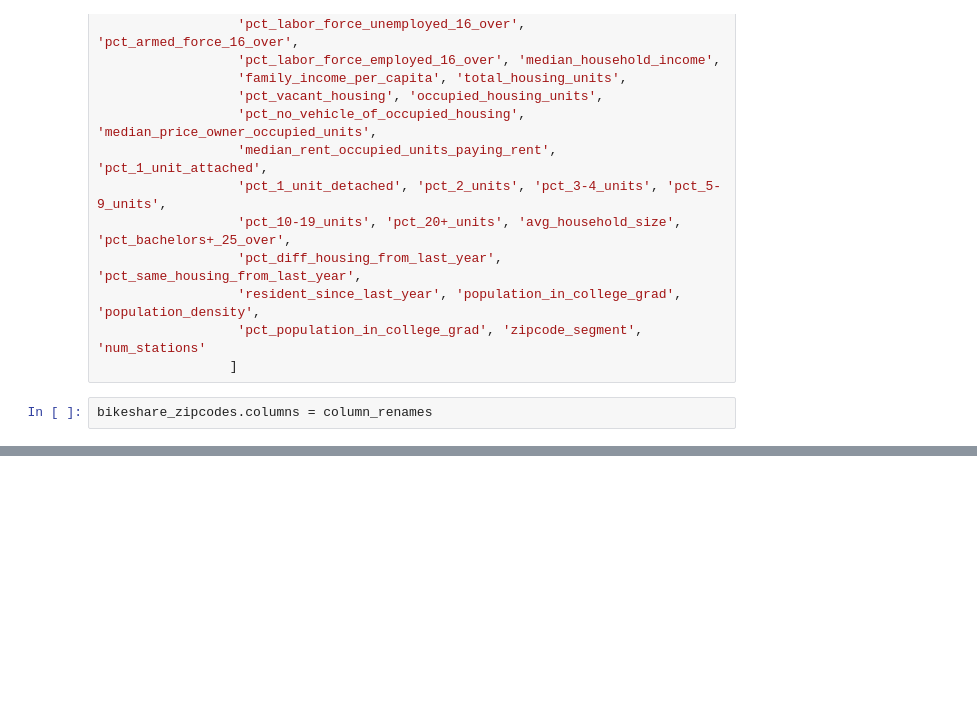
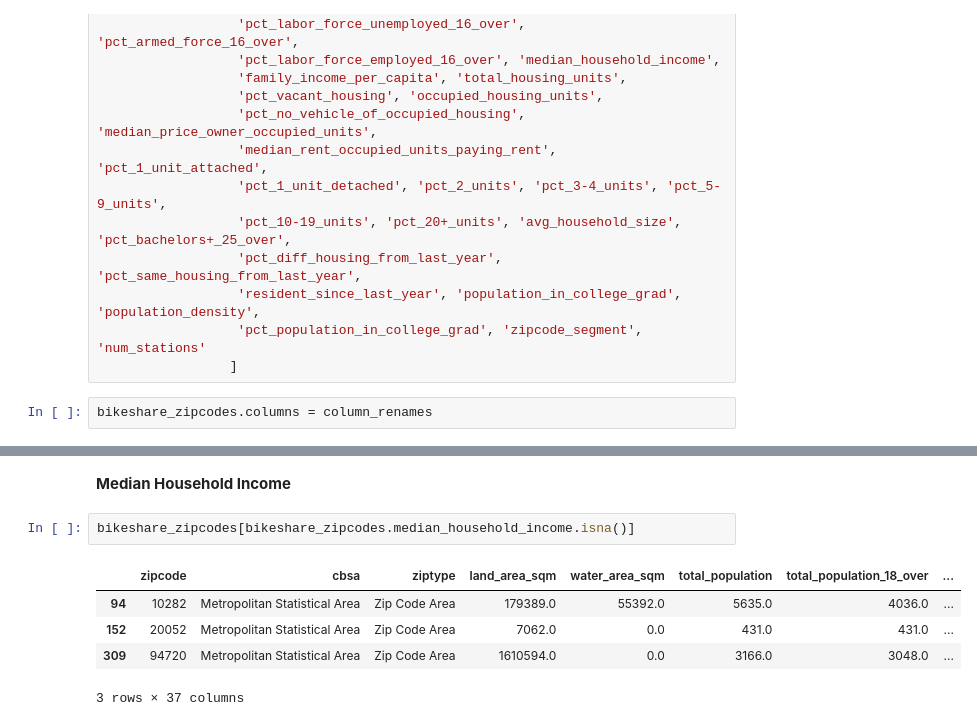
Before and after one commit to Williamdst/Bike-Share-USA, a Jupyter notebook: V_Prediction.ipynb, the cells around one changed output, grey strips where cells are left out. Cells and saved outputs as stored; diff of their text form; blank space fills up the shorter version.

```diff
--- a/V_Prediction.ipynb
+++ b/V_Prediction.ipynb
@@ -136,0 +222,10 @@ bikeshare_zipcodes.columns = column_renames
+# %% [markdown]
+**Median Household Income**
+# %%
+bikeshare_zipcodes[bikeshare_zipcodes.median_household_income.isna()]
+# %% [output]
+|  | zipcode | cbsa | ziptype | land_area_sqm | water_area_sqm | total_population | total_population_18_over | ... |
+| 94 | 10282 | Metropolitan Statistical Area | Zip Code Area | 179389.0 | 55392.0 | 5635.0 | 4036.0 | ... |
+| 152 | 20052 | Metropolitan Statistical Area | Zip Code Area | 7062.0 | 0.0 | 431.0 | 431.0 | ... |
+| 309 | 94720 | Metropolitan Statistical Area | Zip Code Area | 1610594.0 | 0.0 | 3166.0 | 3048.0 | ... |
+3 rows × 37 columns
```
Also changed, not shown: parts of 20 cells of this notebook.
